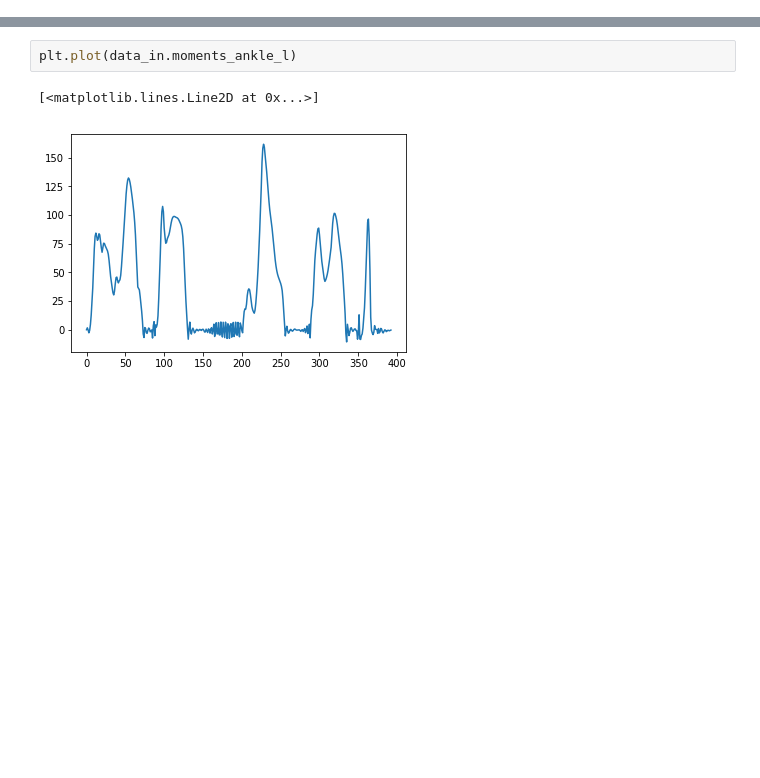
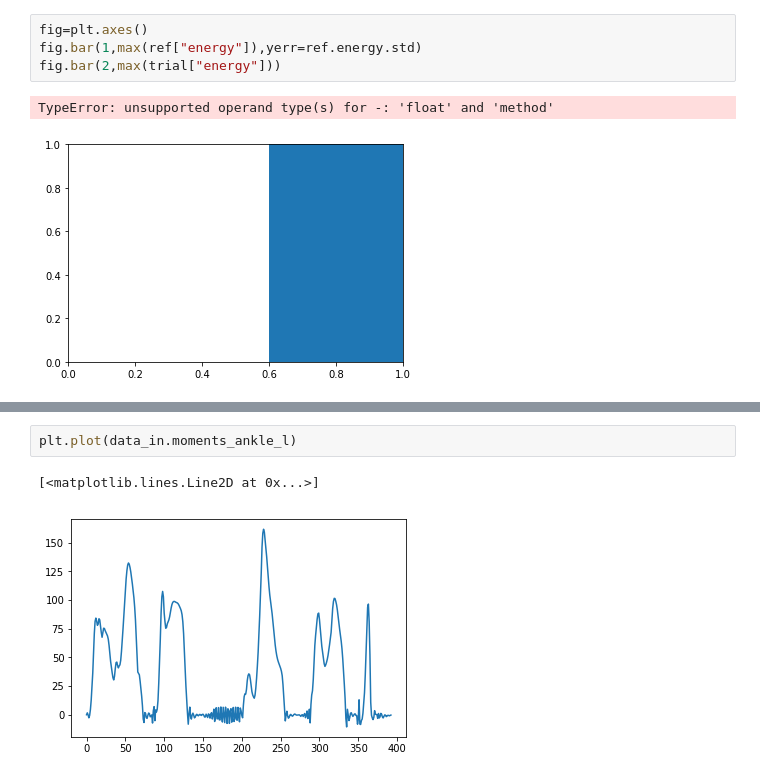
Before and after one commit to Polymere/biorob-semesterproject, a Jupyter notebook: src/data_analysis/tests.ipynb, the cells around one changed output, grey strips where cells are left out. Saved outputs shown, nothing was run; the diff lists cells and outputs as text; blank space fills up the shorter version.

```diff
--- a/src/data_analysis/tests.ipynb
+++ b/src/data_analysis/tests.ipynb
@@ -37,0 +25,7 @@ plt.plot(data_out["energy"])
+# %%
+fig=plt.axes()
+fig.bar(1,max(ref["energy"]),yerr=ref.energy.std)
+fig.bar(2,max(trial["energy"]))
+# %% [output]
+TypeError: unsupported operand type(s) for -: 'float' and 'method'
+[figure, added]
```
Also changed, not shown: parts of 4 cells of this notebook, 2 other files.
